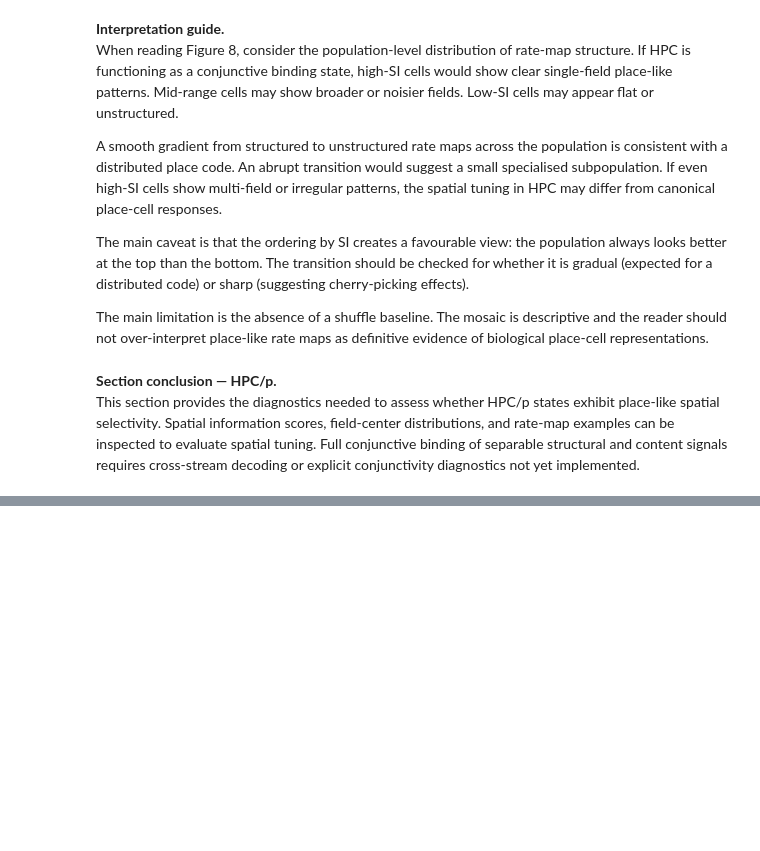
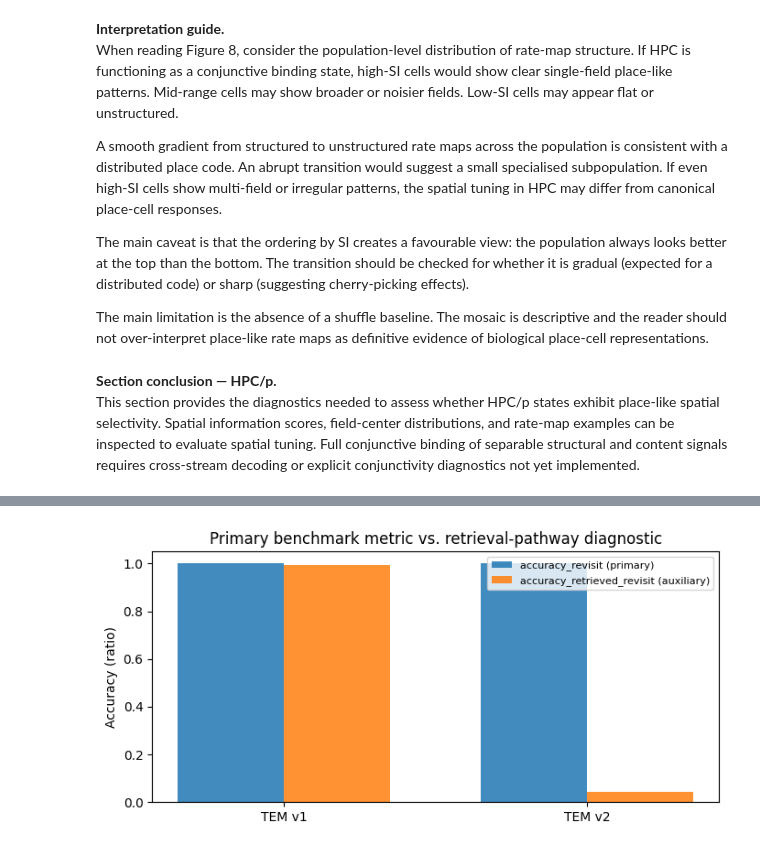
Before and after one commit to BorjaEst/ehc-sn, a Jupyter notebook: notebooks/01_structural_memory_report.ipynb, the cells around one changed output, grey strips where cells are left out. Drawn from its saved outputs; the diff is of its cells as text; code cells hidden in the pictures; blank space fills up the shorter version.

```diff
--- a/notebooks/01_structural_memory_report.ipynb
+++ b/notebooks/01_structural_memory_report.ipynb
@@ -740,0 +820,11 @@ python scripts/reporting/run_report.py \
+# %%
+# Display metrics from both ReportRuns
+for label, report in [("TEM v1", tem_v1_report), ("TEM v2", tem_v2_report)]:
+    if report is None:
+        continue
+    metrics = report.metrics()
+    print(f"\n{label}:")
+    for m in metrics:
+        if m.metric in {"accuracy_retrieved_all", "accuracy_retrieved_revisit"}:
+            hb = " (higher is better)" if m.higher_is_better else ""
+            print(f"  {m.metric:<30s} {m.value:<8.3f} {m.unit or '—':<10s} {hb}")
@@ -740,0 +954,39 @@ python scripts/reporting/run_report.py \
+# %%
+# --- Benchmark comparison plot ----------------------------------------------
+# Grouped bar plot: primary metric vs retrieval-pathway diagnostic.
+
+import matplotlib.pyplot as plt
+
+plot_df = benchmark_metrics.copy()
+
+primary_metric = "accuracy_revisit"
+auxiliary_metric = "accuracy_retrieved_revisit"
+
+fig, ax = plt.subplots(figsize=(7, 3.5))
+x = range(len(plot_df))
+width = 0.35
+
+ax.bar(
+    [i - width / 2 for i in x],
+    plot_df[primary_metric],
+    width,
+    label=f"{primary_metric} (primary)",
+    alpha=0.85,
+)
+ax.bar(
+    [i + width / 2 for i in x],
+    plot_df[auxiliary_metric],
+    width,
+    label=f"{auxiliary_metric} (auxiliary)",
+    alpha=0.85,
+)
+ax.set_xticks(list(x))
+ax.set_xticklabels(plot_df["Run label"])
+ax.set_ylabel("Accuracy (ratio)")
+ax.set_title("Primary benchmark metric vs. retrieval-pathway diagnostic")
+ax.legend(fontsize=8)
+ax.set_ylim(0, 1.05)
+plt.tight_layout()
+plt.show()
+# %% [output]
+[figure, added]
```
Also changed, not shown: parts of 38 cells of this notebook, 1 other file.
